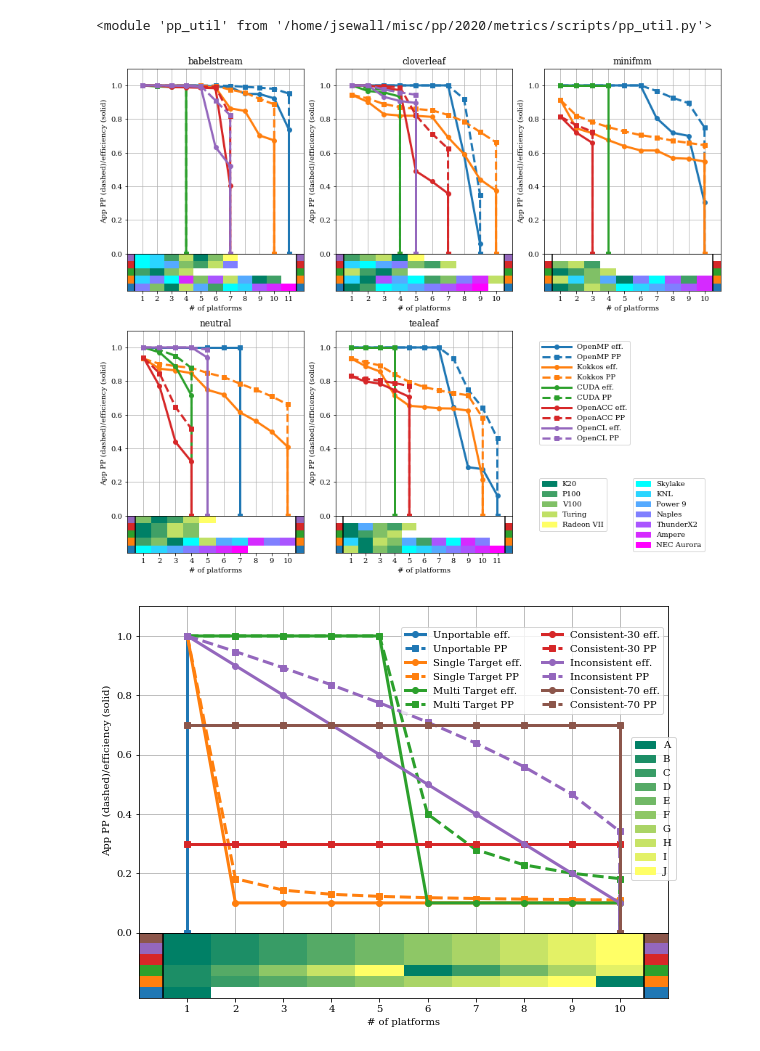
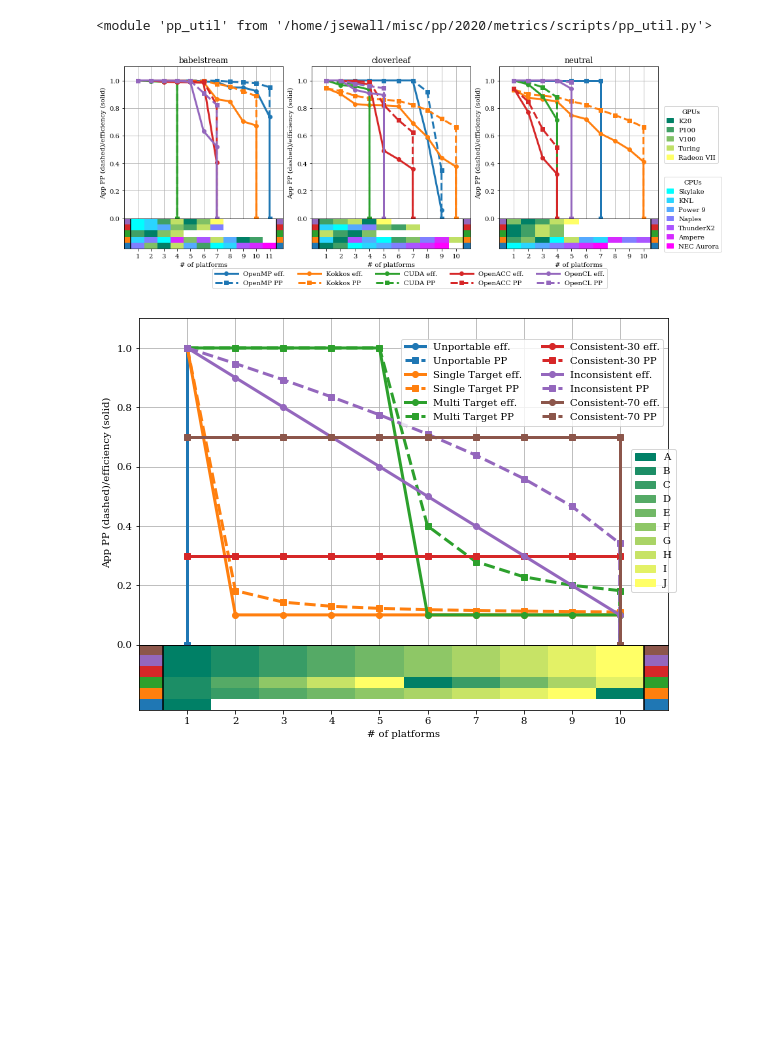
Before and after one commit to UoB-HPC/performance-portability, a Jupyter notebook: metrics/scripts/Efficiency Cascades.ipynb, the cells around one changed output. Saved outputs shown, nothing was run; the diff lists cells and outputs as text; code cells hidden in the pictures; blank space fills up the shorter version.

```diff
--- a/metrics/scripts/Efficiency Cascades.ipynb
+++ b/metrics/scripts/Efficiency Cascades.ipynb
@@ -25,13 +25,15 @@ qual_colormap = plt.get_cmap("tab10")
 plat_order=["OpenMP", "Kokkos", "CUDA", "OpenACC", "OpenCL"]
 csv_root="../data/"
 # %%
-fig = plt.figure(figsize=(12, 10))
+fig = plt.figure(figsize=(12, 5))
 plat_colors = {}
 gpu_handles = []
 cpu_handles = []
 handles = {}
-gs = fig.add_gridspec(2,3)
-for i, appfile in enumerate(["babelstream.csv", "cloverleaf.csv", "minifmm.csv", "neutral.csv", "tealeaf.csv"]):
+gs = fig.add_gridspec(1,3)
+for i, appfile in enumerate(["babelstream.csv", "cloverleaf.csv", "neutral.csv"]):
+
+     #enumerate(["babelstream.csv", "cloverleaf.csv", "minifmm.csv", "neutral.csv", "tealeaf.csv"]):
     col = i-3*(i//3)
     row = i//3
     index = [row, col]
@@ -142,38 +144,38 @@ for i, appfile in enumerate(["babelstream.csv", "cloverleaf.csv", "minifmm.csv",
         if pp_name not in handles:
             handles[pp_name] = pp_h
 
     if appname == None:
         appname = os.path.splitext(os.path.basename(appfile))[0]
     if integrate:
         ax.set_title(f"Cumulative {appname} pp/efficiency over # of platforms")
         ax.set_ylabel("Cumulative App PP (dashed)/efficiency (solid)")
     else:
         ax.set_title(f"{appname}")
         ax.set_ylabel("App PP (dashed)/efficiency (solid)")
     ax2.set_xlabel("# of platforms")
     ax2.set_xlim([0,max_plat+1])
     ax2.set_ylim([0,len(plat_order)*fac])
     if not integrate:
         ax.set_ylim([0,1.1])
     else:
         ax.set_ylim([0,max_plat+1])
     ax2.set_xticks(numpy.arange(min_plat, max_plat+1))
     ax2.set_yticks([])
     ax.label_outer()
     ax.xaxis.set_ticks_position('none')
     ax2.axvline(min_plat-0.5,color="black")
     ax2.axvline(max_plat+0.5,color="black")
     ax.grid(True)
 
 handle_names, handle_lists = zip(*handles.items())
-fig.legend(handle_lists, handle_names, loc='lower left', bbox_to_anchor=(0.70,0.25),handlelength=4.0)
-fig.legend(handles=gpu_handles, loc='upper left', bbox_to_anchor=(0.7,0.20),handlelength=2.0)
-fig.legend(handles=cpu_handles, loc='upper left', bbox_to_anchor=(0.85,0.20),handlelength=2.0)
+fig.legend(handle_lists, handle_names, loc='upper left', bbox_to_anchor=(0.20,0.11),handlelength=3.5, ncol=5)
+fig.legend(handles=gpu_handles, loc='upper left', bbox_to_anchor=(1.0,0.8),handlelength=1.0, title="GPUs")
+fig.legend(handles=cpu_handles, loc='upper left', bbox_to_anchor=(1.0,0.5),handlelength=1.0, title="CPUs")
 plt.tight_layout(pad=0.4,w_pad=0.5, h_pad=1.0)
-
+plt.subplots_adjust(bottom=0.17)
 plt.savefig(f"../../images/app_platforms_cascade.pdf", bbox_inches="tight")
 # %% [output]
-[figure, old version]
+[figure, new version]
 # %%
 fig = plt.figure(figsize=(8, 6))
 plat_colors = {}
```
Also changed, not shown: 1 other file.
